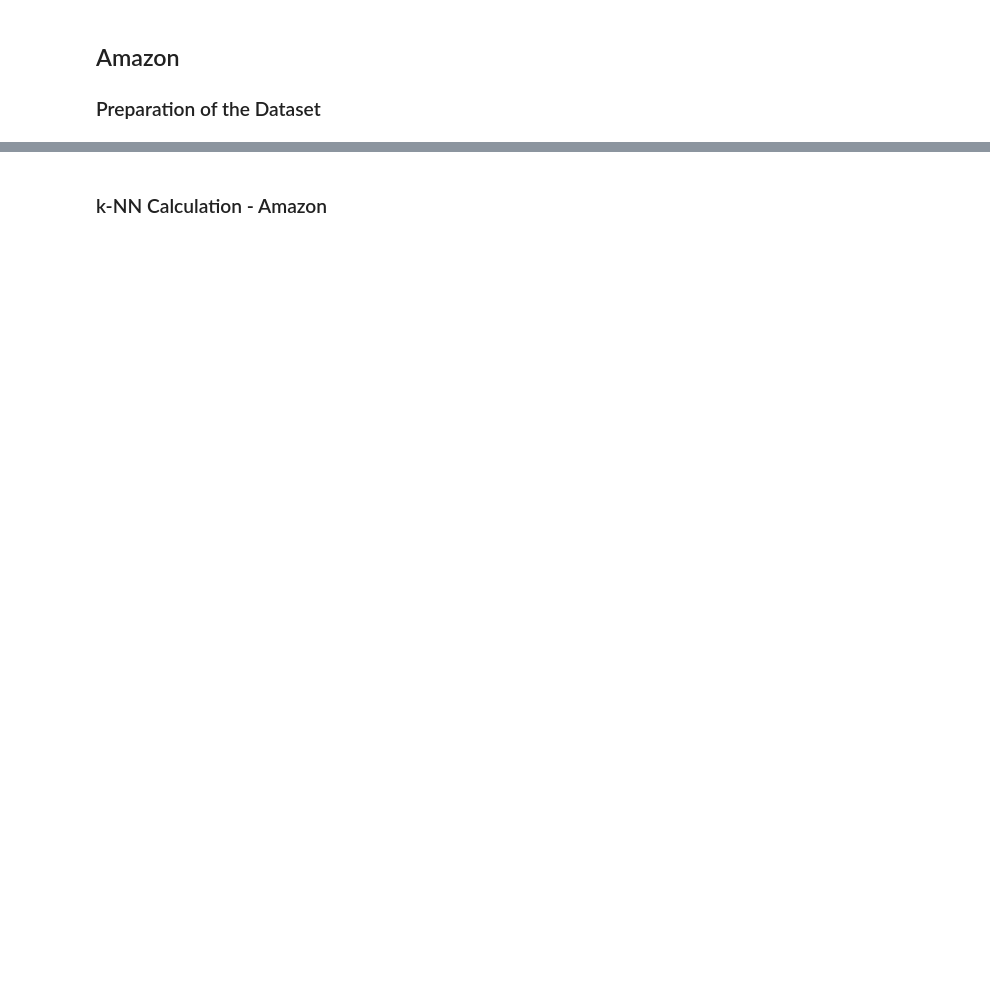
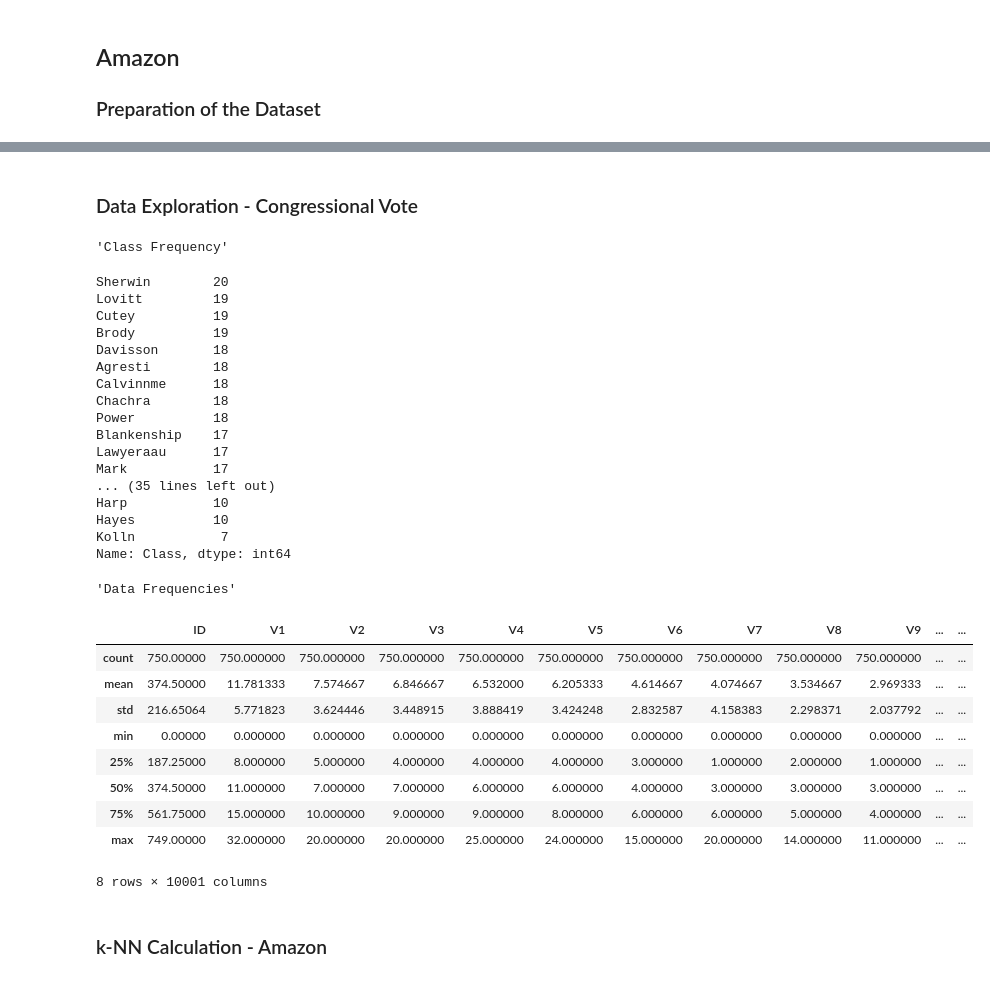
Before and after one commit to kocmana/tw_mle_exercise3, a Jupyter notebook: tw_mle_exercise3.ipynb, the cells around one changed output, grey strips where cells are left out. Drawn from its saved outputs; the diff is of its cells as text; code cells hidden in the pictures; blank space fills up the shorter version.

```diff
--- a/tw_mle_exercise3.ipynb
+++ b/tw_mle_exercise3.ipynb
@@ -599,3 +852,40 @@ display("Target: ", y_amazon)
+# %% [markdown]
+### Data Exploration - Congressional Vote
+# %%
+classFrequency = amazonDataLearn['Class'].value_counts()
+display("Class Frequency", classFrequency)
+
+display("Data Frequencies", amazonDataLearn.describe())
+# %% [output]
+'Class Frequency'
+Sherwin        20
+Lovitt         19
+Cutey          19
+Brody          19
+Davisson       18
+Agresti        18
+Calvinnme      18
+Chachra        18
+Power          18
+Blankenship    17
+Lawyeraau      17
+Mark           17
+... (35 lines left out)
+Harp           10
+Hayes          10
+Kolln           7
+Name: Class, dtype: int64
+'Data Frequencies'
+|  | ID | V1 | V2 | V3 | V4 | V5 | V6 | V7 | V8 | V9 | ... | ... |
+| count | 750.00000 | 750.000000 | 750.000000 | 750.000000 | 750.000000 | 750.000000 | 750.000000 | 750.000000 | 750.000000 | 750.000000 | ... | ... |
+| mean | 374.50000 | 11.781333 | 7.574667 | 6.846667 | 6.532000 | 6.205333 | 4.614667 | 4.074667 | 3.534667 | 2.969333 | ... | ... |
+| std | 216.65064 | 5.771823 | 3.624446 | 3.448915 | 3.888419 | 3.424248 | 2.832587 | 4.158383 | 2.298371 | 2.037792 | ... | ... |
+| min | 0.00000 | 0.000000 | 0.000000 | 0.000000 | 0.000000 | 0.000000 | 0.000000 | 0.000000 | 0.000000 | 0.000000 | ... | ... |
+| 25% | 187.25000 | 8.000000 | 5.000000 | 4.000000 | 4.000000 | 4.000000 | 3.000000 | 1.000000 | 2.000000 | 1.000000 | ... | ... |
+| 50% | 374.50000 | 11.000000 | 7.000000 | 7.000000 | 6.000000 | 6.000000 | 4.000000 | 3.000000 | 3.000000 | 3.000000 | ... | ... |
+| 75% | 561.75000 | 15.000000 | 10.000000 | 9.000000 | 9.000000 | 8.000000 | 6.000000 | 6.000000 | 5.000000 | 4.000000 | ... | ... |
+| max | 749.00000 | 32.000000 | 20.000000 | 20.000000 | 25.000000 | 24.000000 | 15.000000 | 20.000000 | 14.000000 | 11.000000 | ... | ... |
+8 rows × 10001 columns
 # %% [markdown]
 ### k-NN Calculation - Amazon
 # %%
```
Also changed, not shown: parts of 19 cells of this notebook, 1 other file.
